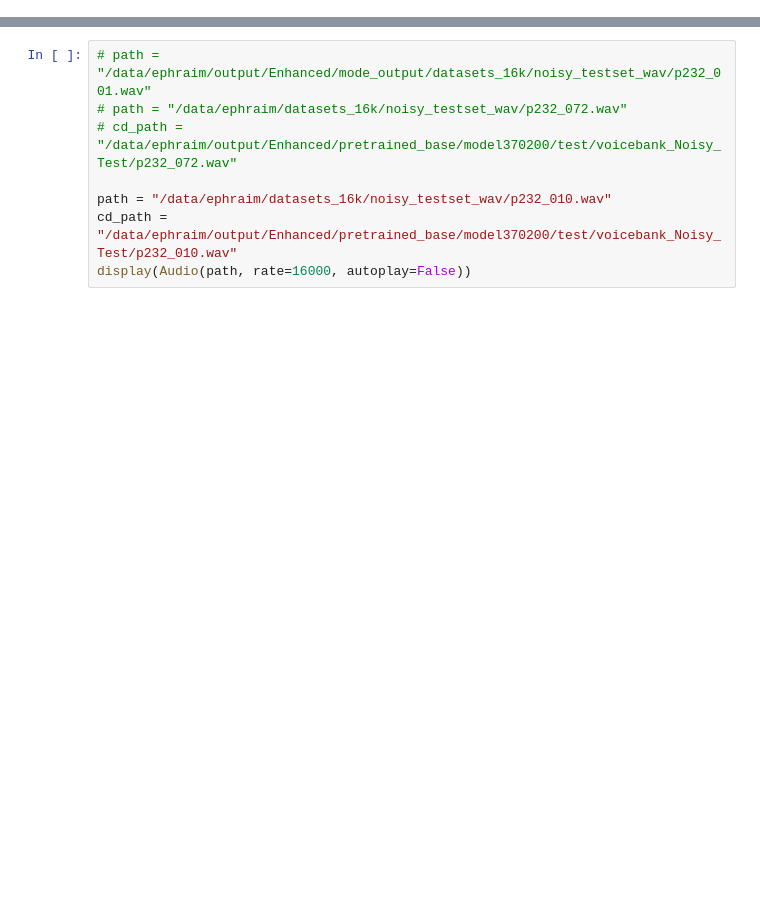
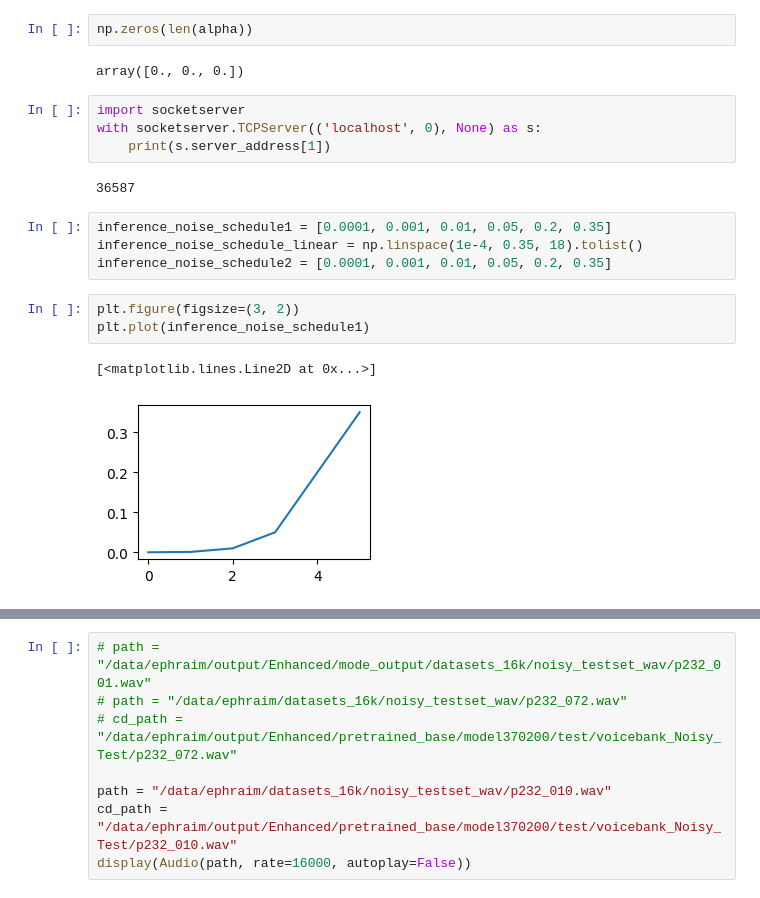
Before and after one commit to ephiephi/CDiffuSE, a Jupyter notebook: playing.ipynb, the cells around one changed output, grey strips where cells are left out. Drawn from its saved outputs; the diff is of its cells as text; blank space fills up the shorter version.

```diff
--- a/playing.ipynb
+++ b/playing.ipynb
@@ -11,0 +73,20 @@ from pydub import AudioSegment
+# %%
+np.zeros(len(alpha))
+# %% [output]
+array([0., 0., 0.])
+# %%
+import socketserver
+with socketserver.TCPServer(('localhost', 0), None) as s:
+    print(s.server_address[1])
+# %% [output]
+36587
+# %%
+inference_noise_schedule1 = [0.0001, 0.001, 0.01, 0.05, 0.2, 0.35]
+inference_noise_schedule_linear = np.linspace(1e-4, 0.35, 18).tolist()
+inference_noise_schedule2 = [0.0001, 0.001, 0.01, 0.05, 0.2, 0.35]
+# %%
+plt.figure(figsize=(3, 2))
+plt.plot(inference_noise_schedule1)
+# %% [output]
+[<matplotlib.lines.Line2D at 0x...>]
+[figure, added]
```
Also changed, not shown: parts of 35 cells of this notebook, 2 other files.
